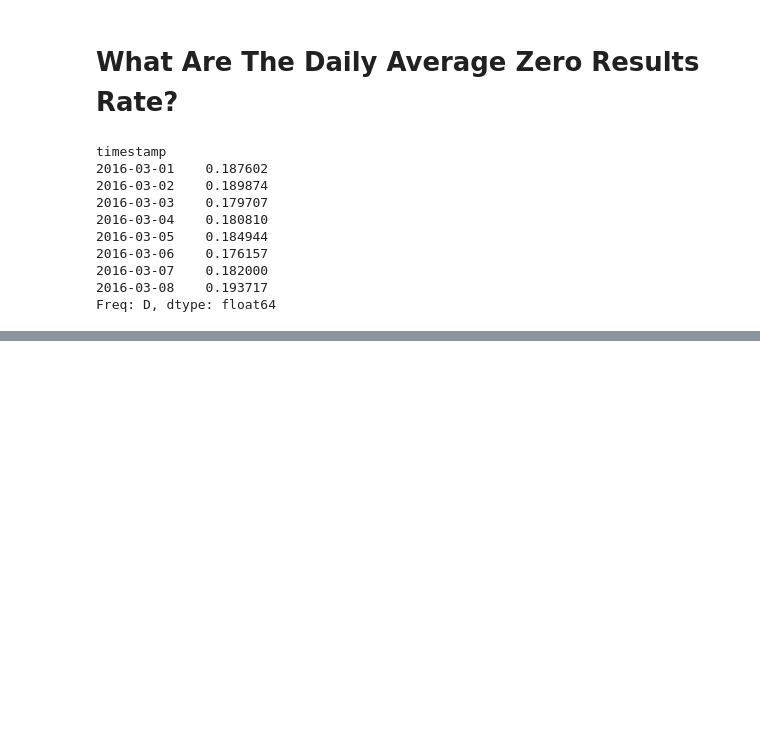
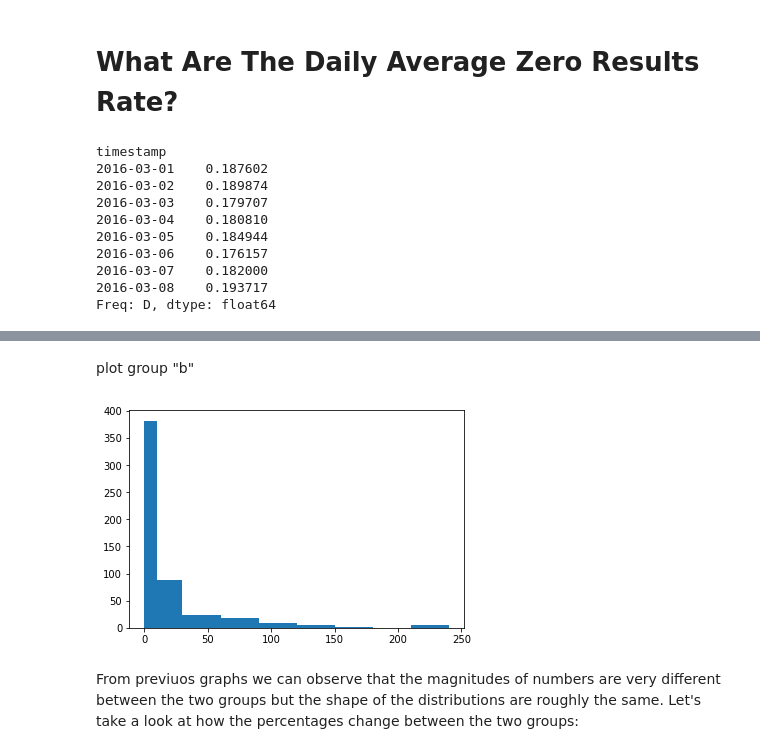
Before and after one commit to raulvillagrasa/Test_Nespresso, a Jupyter notebook: src/Report.ipynb, the cells around one changed output, grey strips where cells are left out. Saved outputs shown, nothing was run; the diff lists cells and outputs as text; code cells hidden in the pictures; blank space fills up the shorter version.

```diff
--- a/src/Report.ipynb
+++ b/src/Report.ipynb
@@ -166,0 +260,8 @@ dtype: float64
+# %% [markdown]
+plot group "b"
+# %%
+plot_ses_len_b = plt.hist(session_length_by_group_b, bins=bins)
+# %% [output]
+[figure, added]
+# %% [markdown]
+From previuos graphs we can observe that the magnitudes of numbers are very different between the two groups but the shape of the distributions are roughly the same. Let's take a look at how the percentages change between the two groups:
```
Also changed, not shown: parts of 30 cells of this notebook, 1 other file.
